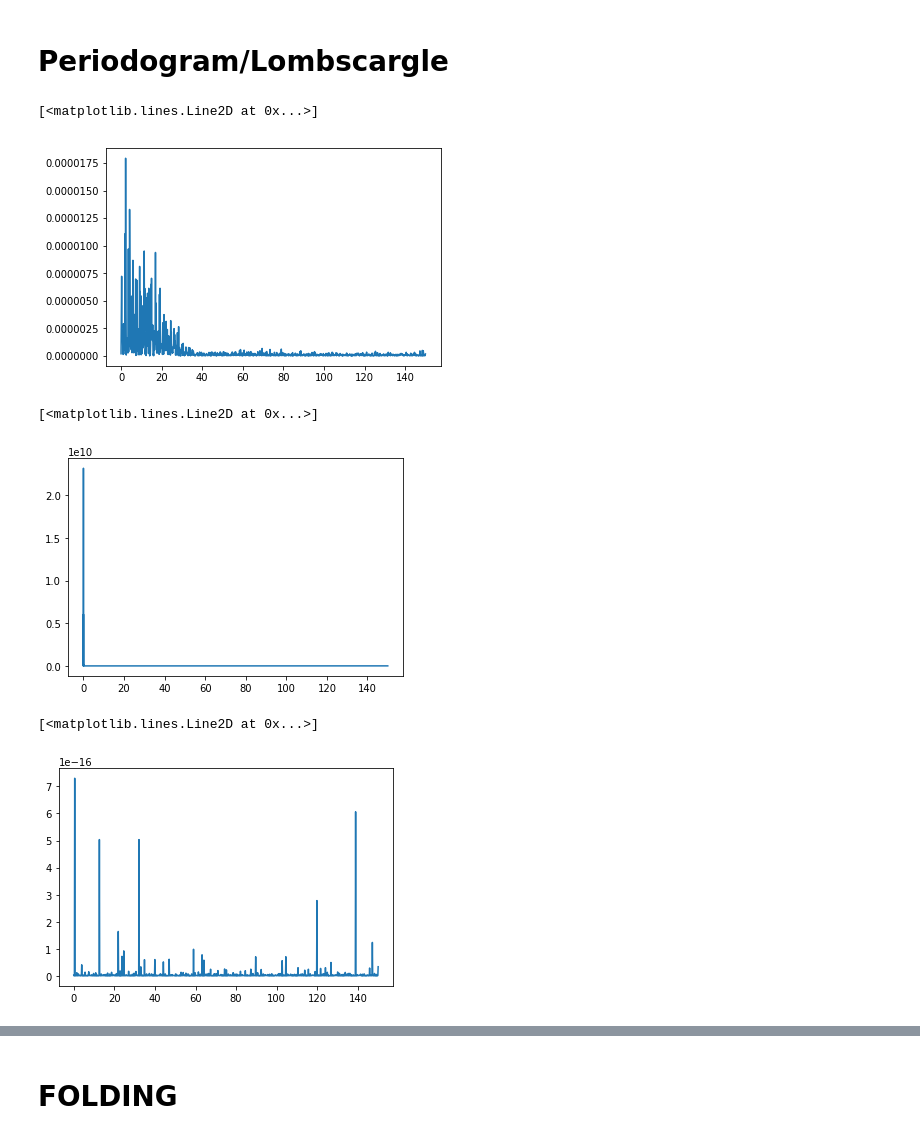
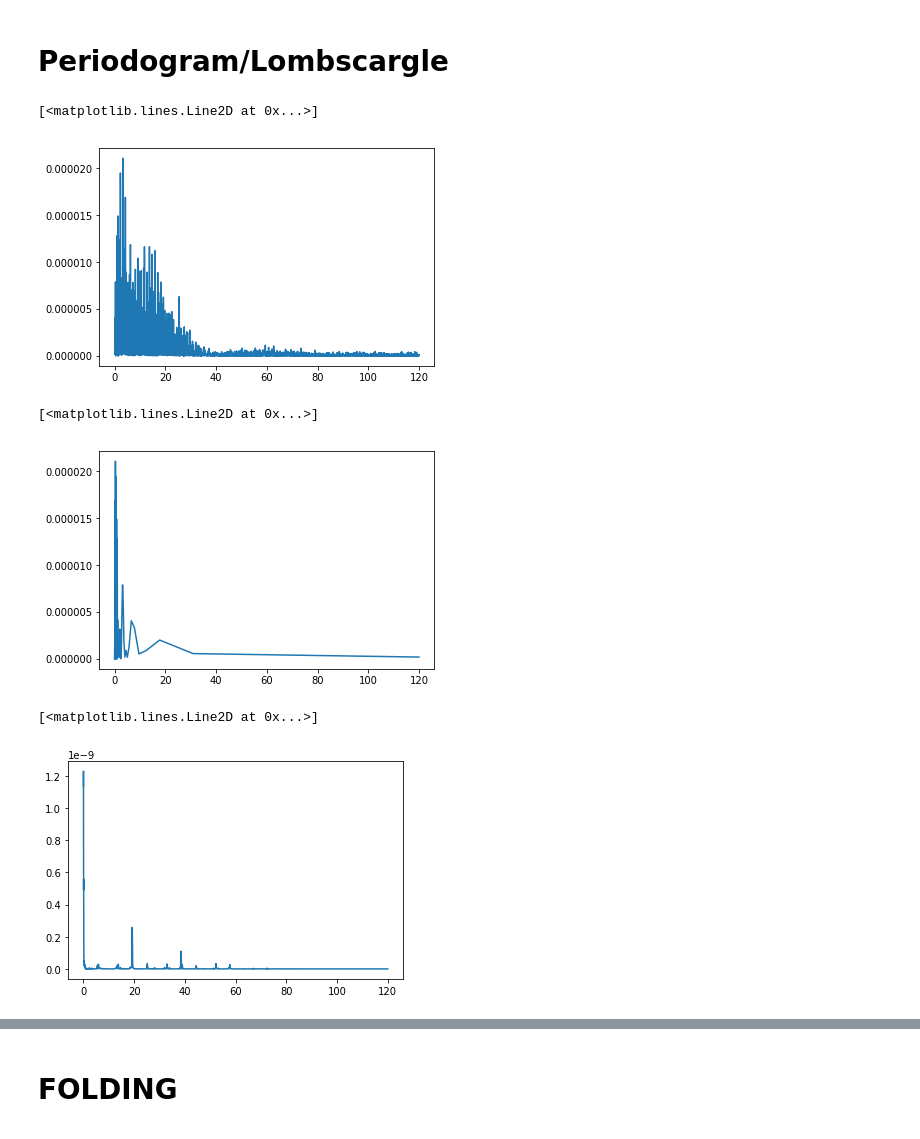
Before and after one commit to nathanmeagher/PH30116, a Jupyter notebook: COURSEWORK.ipynb, the cells around one changed output, grey strips where cells are left out. Saved outputs shown, nothing was run; the diff lists cells and outputs as text; code cells hidden in the pictures.

```diff
--- a/COURSEWORK.ipynb
+++ b/COURSEWORK.ipynb
@@ -433,10 +434,10 @@ e1 = e[nonan]
 # %%
 #kernel_size is the size of the window over which the median is calculated
 
-testfil = medfilt(f1, kernel_size=105) #talk about why i chose median filter and the kernel size
+medfil = medfilt(f1, kernel_size=109) #talk about why i chose median filter and the kernel size
 
 pylab.plot(t1, f1, c='k', ls='None', marker='.', label='Data')
-pylab.plot(t1, testfil, ls='--', c='r', label='Median Filter')
+pylab.plot(t1, medfil, ls='--', c='r', label='Median Filter')
 pylab.xlim(259, 351)
 pylab.ylim(41200, 42100)
 pylab.xlabel('Time [days]')
@@ -446,7 +447,11 @@ Text(0,0.5,'Flux')
 [figure]
 # %%
 #plotting normalised median
-pylab.plot(t1, f1/testfil, ls='None', marker='.', c='grey', label='Data')
+
+flux_normalised = f1/medfil
+flux_error_normalised = e1/medfil
+
+pylab.plot(t1, flux_normalised, ls='None', marker='.', c='grey', label='Data')
 pylab.xlabel('Time [days]')
 pylab.ylabel('Normalised Flux')
 # %% [output]
@@ -466,22 +505,22 @@ for lcfile in glob.glob('Data/Object%slc/kplr*.fits' %(mykepler)):
 # %% [markdown]
 # Periodogram/Lombscargle
 # %%
-freq = np.linspace(1/150,150, 1000)
+freq = np.linspace(1/120,120, 5000)
 
-lomb = scipy.signal.lombscargle(t1, f1/testfil, freq, precenter= True)
+lomb = scipy.signal.lombscargle(t1, flux_normalised, freq, precenter= True)
 
 pylab.plot(freq, lomb)
 # %% [output]
 [<matplotlib.lines.Line2D at 0x...>]
-[figure, old version]
+[figure, new version]
 # %%
-pylab.plot(1/freq, 1/lomb)
+pylab.plot(1/freq, lomb)
 # %% [output]
 [<matplotlib.lines.Line2D at 0x...>]
-[figure, old version]
+[figure, new version]
 # %%
-lomb_1 = scipy.signal.lombscargle(freq, 1/lomb, freq, precenter=True)
-pylab.plot(freq, 1/lomb_1)
+lomb_1 = scipy.signal.lombscargle(freq, lomb, freq, precenter=True)
+pylab.plot(freq, lomb_1)
 # %% [output]
 [<matplotlib.lines.Line2D at 0x...>]
-[figure, old version]
+[figure, new version]
```
Also changed, not shown: parts of 12 cells of this notebook, 5 other files.
